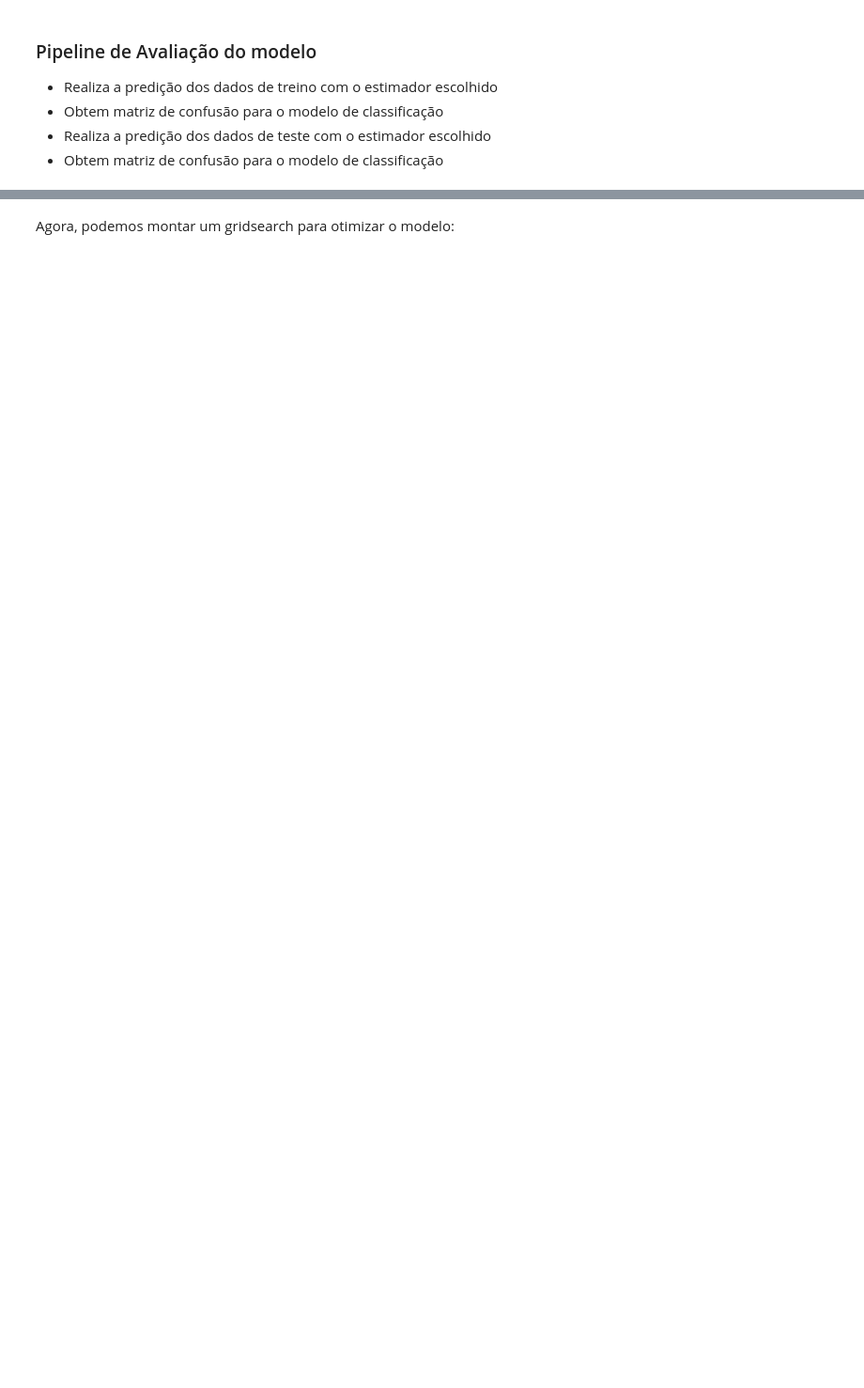
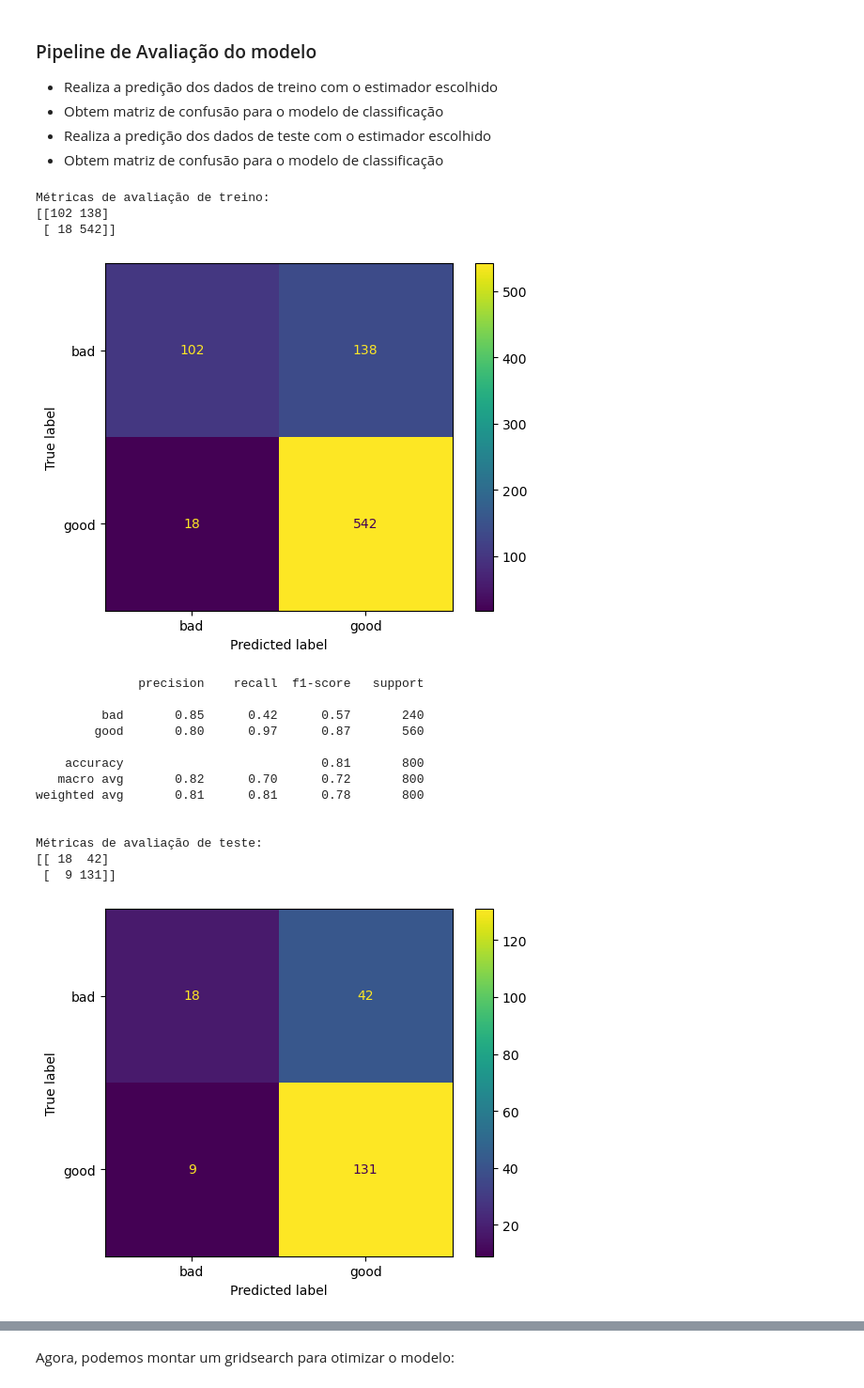
Before and after one commit to brunoissamo/Be-Tech-by-Braskem, a Jupyter notebook: Aula 02/2.1 SVM.ipynb, the cells around one changed output, grey strips where cells are left out. Shown at 94% size. Cells and saved outputs as stored; diff of their text form; code cells hidden in the pictures; blank space fills up the shorter version.

```diff
--- a/Aula 02/2.1 SVM.ipynb
+++ b/Aula 02/2.1 SVM.ipynb
@@ -522,0 +612,12 @@ from sklearn.svm import SVC #carregando o módulo de classificação do SVM
+# %%
+# Definição das features e target
+X = df.drop(columns='Risk')
+y = df['Risk']
+
+# Uso da função de pipeline para pré-processamento dos dados
+X_train, X_test, y_train, y_test, pre_processador = pipe_pre_process_german(df, X, y)
+
+pipe_svc = Pipeline([('pre_process', pre_processador), # Nosso pré-processamento dos dados - criado com a função
+                     ('svc', SVC(random_state=42))]) # Instanciando o modelo SVM pra classificação
+
+pipe_svc.fit(X_train, y_train) # Treinando o modelo
@@ -557,3 +679,24 @@ def metricas_classificacao(estimator):
     plt.show()
 
     print(classification_report(y_test, y_pred_test))
+# %%
+metricas_classificacao(pipe_svc)
+# %% [output]
+Métricas de avaliação de treino:
+[[102 138]
+ [ 18 542]]
+[figure, added]
+              precision    recall  f1-score   support
+
+         bad       0.85      0.42      0.57       240
+        good       0.80      0.97      0.87       560
+
+    accuracy                           0.81       800
+   macro avg       0.82      0.70      0.72       800
+weighted avg       0.81      0.81      0.78       800
+
+
+Métricas de avaliação de teste:
+[[ 18  42]
+ [  9 131]]
+[figure, added]
```
Also changed, not shown: parts of 13 cells of this notebook, 1 other file.
